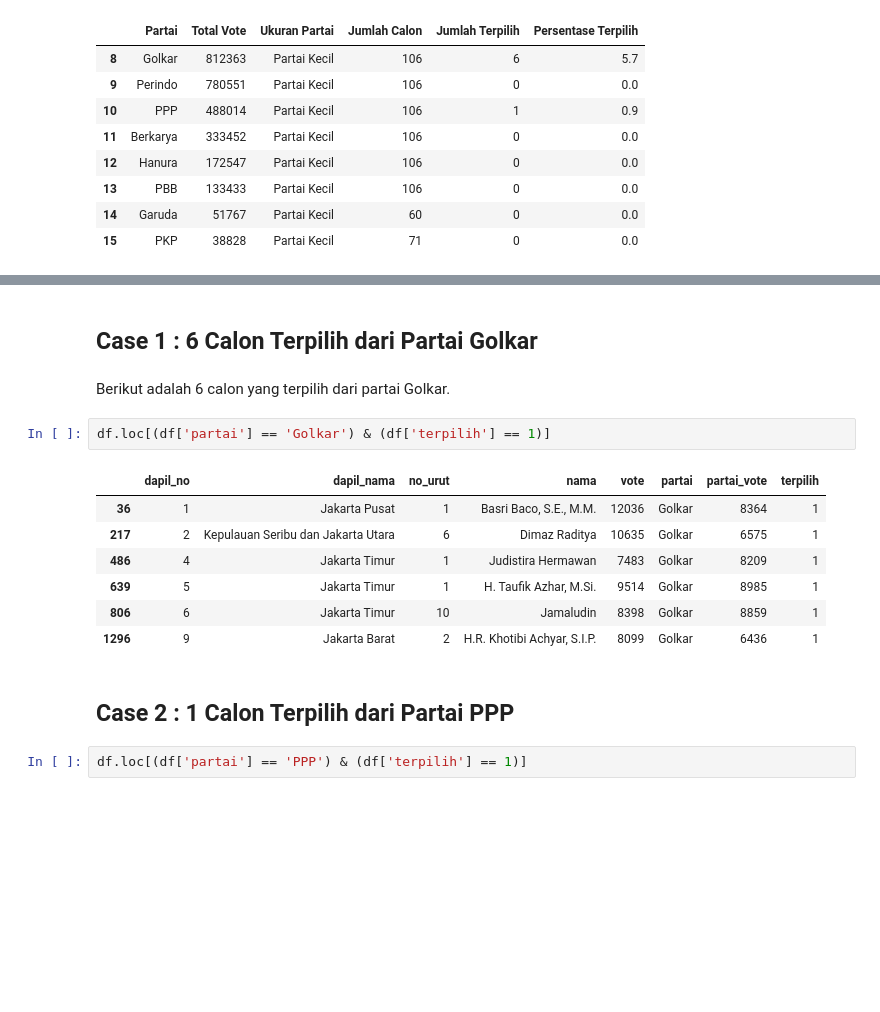
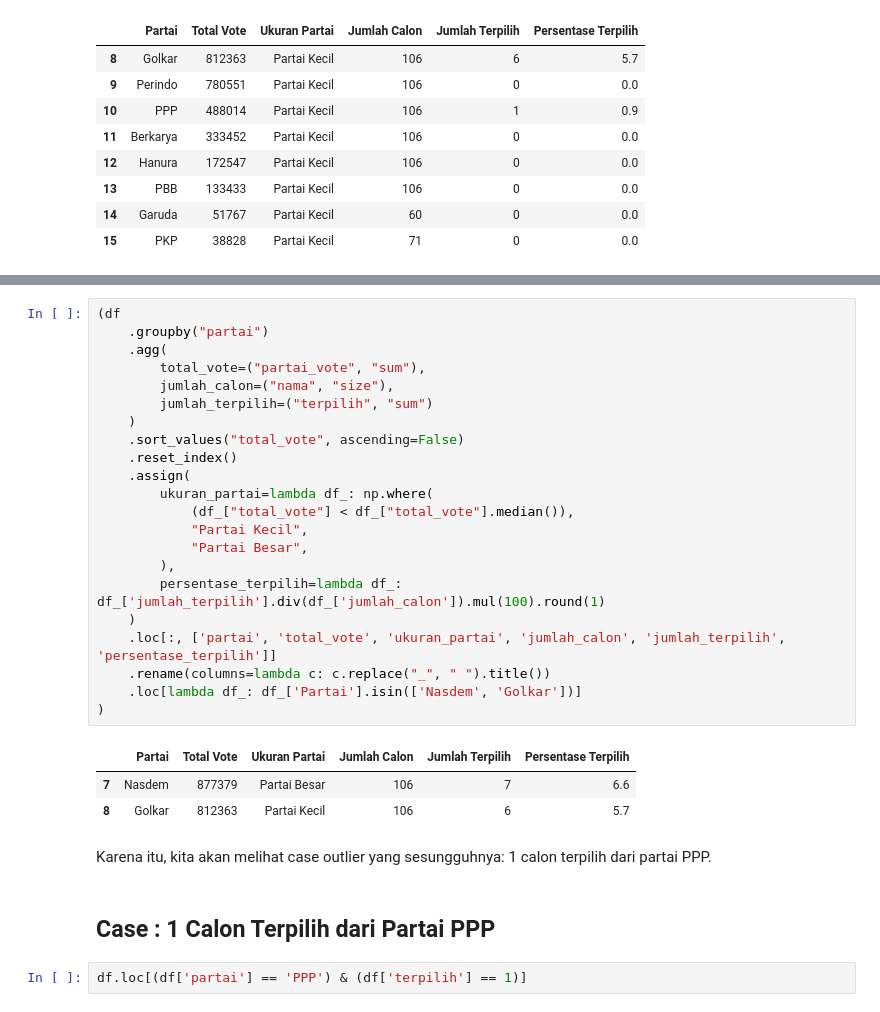
Before and after one commit to danjelito/pemilu-dki-2019, a Jupyter notebook: src/report.ipynb, the cells around one changed output, grey strips where cells are left out. Cells and saved outputs as stored; diff of their text form; blank space fills up the shorter version.

```diff
--- a/src/report.ipynb
+++ b/src/report.ipynb
@@ -295,19 +295,33 @@ Berdasarkan data yang ada, hanya ada 7 calon terpilih yang berasal dari partai k
+# %%
+(df
+    .groupby("partai")
+    .agg(
+        total_vote=("partai_vote", "sum"),
+        jumlah_calon=("nama", "size"),
+        jumlah_terpilih=("terpilih", "sum")
+    )
+    .sort_values("total_vote", ascending=False)
+    .reset_index()
+    .assign(
+        ukuran_partai=lambda df_: np.where(
+            (df_["total_vote"] < df_["total_vote"].median()),
+            "Partai Kecil",
+            "Partai Besar",
+        ),
+        persentase_terpilih=lambda df_: df_['jumlah_terpilih'].div(df_['jumlah_calon']).mul(100).round(1)
+    )
+    .loc[:, ['partai', 'total_vote', 'ukuran_partai', 'jumlah_calon', 'jumlah_terpilih', 'persentase_terpilih']]
+    .rename(columns=lambda c: c.replace("_", " ").title())
+    .loc[lambda df_: df_['Partai'].isin(['Nasdem', 'Golkar'])]
+)
+# %% [output]
+|  | Partai | Total Vote | Ukuran Partai | Jumlah Calon | Jumlah Terpilih | Persentase Terpilih |
+| 7 | Nasdem | 877379 | Partai Besar | 106 | 7 | 6.6 |
+| 8 | Golkar | 812363 | Partai Kecil | 106 | 6 | 5.7 |
+# %% [markdown]
+Karena itu, kita akan melihat case outlier yang sesungguhnya: 1 calon terpilih dari partai PPP.
 # %% [markdown]
-## Case 1 : 6 Calon Terpilih dari Partai Golkar
+## Case : 1 Calon Terpilih dari Partai PPP
-# %% [markdown]
-Berikut adalah 6 calon yang terpilih dari partai Golkar.
-# %%
-df.loc[(df['partai'] == 'Golkar') & (df['terpilih'] == 1)]
-# %% [output]
-|  | dapil_no | dapil_nama | no_urut | nama | vote | partai | partai_vote | terpilih |
-| 36 | 1 | Jakarta Pusat | 1 | Basri Baco, S.E., M.M. | 12036 | Golkar | 8364 | 1 |
-| 217 | 2 | Kepulauan Seribu dan Jakarta Utara | 6 | Dimaz Raditya | 10635 | Golkar | 6575 | 1 |
-| 486 | 4 | Jakarta Timur | 1 | Judistira Hermawan | 7483 | Golkar | 8209 | 1 |
-| 639 | 5 | Jakarta Timur | 1 | H. Taufik Azhar, M.Si. | 9514 | Golkar | 8985 | 1 |
-| 806 | 6 | Jakarta Timur | 10 | Jamaludin | 8398 | Golkar | 8859 | 1 |
-| 1296 | 9 | Jakarta Barat | 2 | H.R. Khotibi Achyar, S.I.P. | 8099 | Golkar | 6436 | 1 |
-# %% [markdown]
-## Case 2 : 1 Calon Terpilih dari Partai PPP
 # %%
 df.loc[(df['partai'] == 'PPP') & (df['terpilih'] == 1)]
 # %% [output]
```
Also changed, not shown: parts of 12 cells of this notebook.
